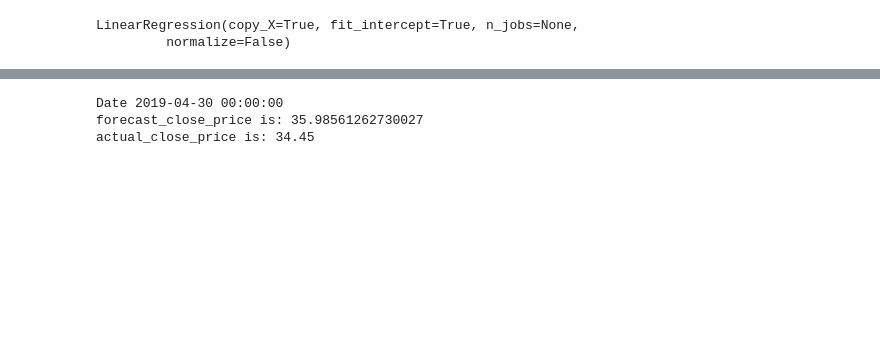
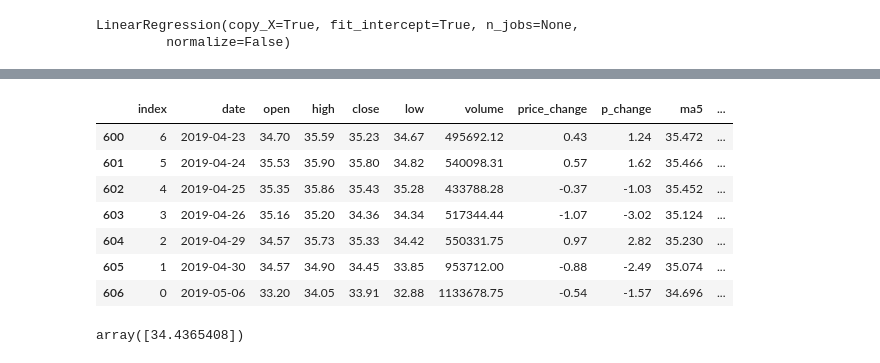
Before and after one commit to RuthFeng/Forecast_Stock_Game, a Jupyter notebook: Forecast_Stock_Game.ipynb, the cells around one changed output, grey strips where cells are left out. Saved outputs shown, nothing was run; the diff lists cells and outputs as text; code cells hidden in the pictures; blank space fills up the shorter version.

```diff
--- a/Forecast_Stock_Game.ipynb
+++ b/Forecast_Stock_Game.ipynb
@@ -150,8 +197,19 @@ plt.show()
 # %%
 Y_lately_forecast=linreg.predict(X_lately)
+
+forcast_date=data[-forecast_out:]['date']
+
+#预测7个交易日后股票收盘价，根据20190506可预测20190515价格，即Y_lately_forecast最后一位
+# %% [output]
+|  | index | date | open | high | close | low | volume | price_change | p_change | ma5 | ... |
+| 600 | 6 | 2019-04-23 | 34.70 | 35.59 | 35.23 | 34.67 | 495692.12 | 0.43 | 1.24 | 35.472 | ... |
+| 601 | 5 | 2019-04-24 | 35.53 | 35.90 | 35.80 | 34.82 | 540098.31 | 0.57 | 1.62 | 35.466 | ... |
+| 602 | 4 | 2019-04-25 | 35.35 | 35.86 | 35.43 | 35.28 | 433788.28 | -0.37 | -1.03 | 35.452 | ... |
+| 603 | 3 | 2019-04-26 | 35.16 | 35.20 | 34.36 | 34.34 | 517344.44 | -1.07 | -3.02 | 35.124 | ... |
+| 604 | 2 | 2019-04-29 | 34.57 | 35.73 | 35.33 | 34.42 | 550331.75 | 0.97 | 2.82 | 35.230 | ... |
+| 605 | 1 | 2019-04-30 | 34.57 | 34.90 | 34.45 | 33.85 | 953712.00 | -0.88 | -2.49 | 35.074 | ... |
+| 606 | 0 | 2019-05-06 | 33.20 | 34.05 | 33.91 | 32.88 | 1133678.75 | -0.54 | -1.57 | 34.696 | ... |
-# %%
-print('Date {} \nforecast_close_price is: {}\nactual_close_price is: {}'.format(str(data.loc[610,'date']),Y_lately_forecast[0],str(data.loc[610,'close'])))
-# %% [output]
-Date 2019-04-30 00:00:00
-forecast_close_price is: 35.98561262730027
-actual_close_price is: 34.45
+# %%
+Y_lately_forecast[-1:]
+# %% [output]
+array([34.4365408])
```
Also changed, not shown: parts of 16 cells of this notebook.
